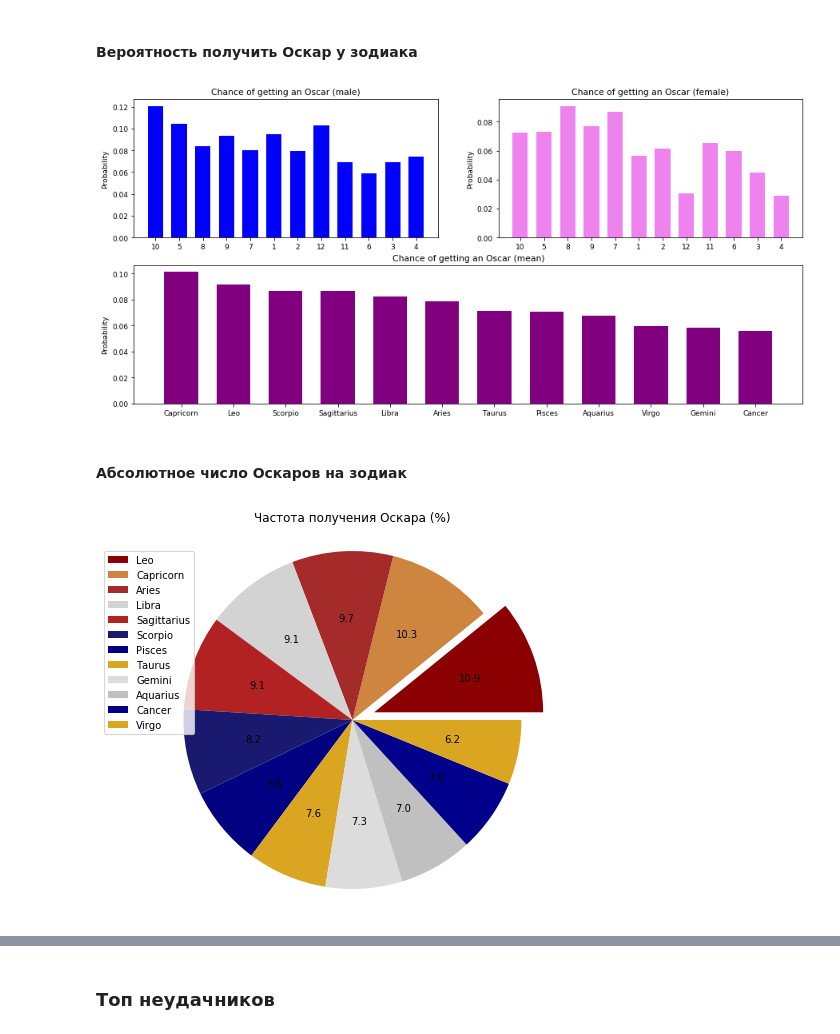
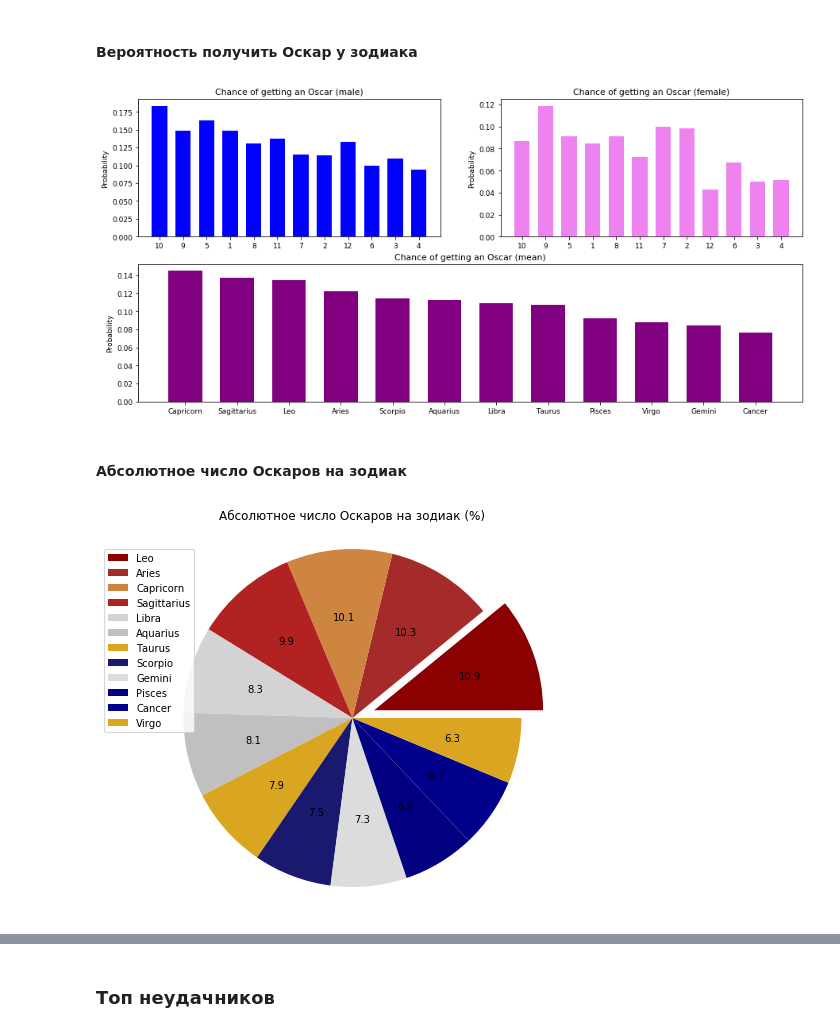
Before and after one commit to Anonymous469994/celebrity_zodiak, a Jupyter notebook: 3_DM_EDA.ipynb, the cells around one changed output, grey strips where cells are left out. Drawn from its saved outputs; the diff is of its cells as text; code cells hidden in the pictures.

```diff
--- a/3_DM_EDA.ipynb
+++ b/3_DM_EDA.ipynb
@@ -9,6 +9,5 @@ import my_zodiac_library as mzl
 # %% [markdown]
 ## Первичный обзор данных
 # %%
-nrun = 66
-name = 'data/total_cart_table({})'.format(nrun)
+name = 'data/total_cart_table(66)'
 df = pd.read_csv(name, sep='\t')
@@ -614,6 +607,7 @@ mzl.draw_pies(data_names, data_values, pies_names=pies_names, data_color=data_co
 Вероятность = (число наград зодиака / число актеров в зодиаке).
 Любая награда может означать как Оскар, так и Золотую малину.
 # %%
+df.awards = df.awards.astype(int)
 lft_tmp = df[df['male'] == 0].groupby(by=['zodiac'])['awards'].mean()
 rgt_tmp = df[df['male'] == 1].groupby(by=['zodiac'])['awards'].mean()
 temp_df = pd.merge(lft_tmp,rgt_tmp, left_index=True, right_index=True)
@@ -685,12 +681,12 @@ mzl.draw_pies(data_names, data_values, pies_names=pies_names, data_color=data_co
 # %% [markdown]
 #### Вероятность получить Оскар у зодиака
 # %%
-lft_tmp = df[df['male'] == 0].groupby(by=['zodiac'])['have_oscar'].mean()
-rgt_tmp = df[df['male'] == 1].groupby(by=['zodiac'])['have_oscar'].mean()
+lft_tmp = df[df['male'] == 0].groupby(by=['zodiac'])['oscar'].mean()
+rgt_tmp = df[df['male'] == 1].groupby(by=['zodiac'])['oscar'].mean()
 temp_df = pd.merge(lft_tmp,rgt_tmp, left_index=True, right_index=True)
-rgt_tmp = df.groupby(by=['zodiac'])['have_oscar'].mean()
+rgt_tmp = df.groupby(by=['zodiac'])['oscar'].mean()
 temp_df = pd.merge(temp_df,rgt_tmp, left_index=True, right_index=True)
-temp_df = temp_df.sort_values('have_oscar', ascending=False)
+temp_df = temp_df.sort_values('oscar', ascending=False)
 
 fig = plt.figure(figsize= (15,7))
 ax1 = fig.add_subplot(221)
@@ -699,41 +695,41 @@ ax3 = fig.add_subplot(212)
 width = 0.65
 
 ind = list(map(mzl.zod_code.get, temp_df.index))
-means = temp_df['have_oscar_y'].values
+means = temp_df['oscar_y'].values
 ax1.bar(ind, means, width, color='b')
 ax1.set_ylabel('Probability')
 ax1.set_title('Chance of getting an Oscar (male)')
 
 ind = list(map(mzl.zod_code.get, temp_df.index))
-means = temp_df['have_oscar_x'].values
+means = temp_df['oscar_x'].values
 ax2.bar(ind, means, width, color='violet')
 ax2.set_ylabel('Probability')
 ax2.set_title('Chance of getting an Oscar (female)')
 
-ind = temp_df['have_oscar'].index
-means = temp_df['have_oscar'].values
+ind = temp_df['oscar'].index
+means = temp_df['oscar'].values
 ax3.bar(ind, means, width, color='purple')
 ax3.set_ylabel('Probability')
 ax3.set_title('Chance of getting an Oscar (mean)')
 
 plt.show()
 # %% [output]
-[figure, old version]
+[figure, new version]
 # %% [markdown]
 #### Абсолютное число Оскаров на зодиак
 # %%
-lft_tmp = df[df['male'] == 0].groupby(by=['zodiac'])['have_oscar'].sum()
-rgt_tmp = df[df['male'] == 1].groupby(by=['zodiac'])['have_oscar'].sum()
+lft_tmp = df[df['male'] == 0].groupby(by=['zodiac'])['oscar'].sum()
+rgt_tmp = df[df['male'] == 1].groupby(by=['zodiac'])['oscar'].sum()
 temp_df = pd.merge(lft_tmp,rgt_tmp, left_index=True, right_index=True)
-rgt_tmp = df.groupby(by=['zodiac'])['have_oscar'].sum()
+rgt_tmp = df.groupby(by=['zodiac'])['oscar'].sum()
 temp_df = pd.merge(temp_df,rgt_tmp, left_index=True, right_index=True)
-temp_df = temp_df.sort_values('have_oscar', ascending=False)
+temp_df = temp_df.sort_values('oscar', ascending=False)
 
-pies_names = ['Частота получения Оскара (%)'.format(p)]
+pies_names = ['Абсолютное число Оскаров на зодиак (%)'.format(p)]
 data_names = [temp_df.index]
 data_color = [map(mzl.zod_color.get, temp_df.index)]
-data_values = [temp_df.have_oscar]
+data_values = [temp_df.oscar]
 mzl.draw_pies(data_names, data_values, pies_names=pies_names, data_color=data_color)
 # %% [output]
-[figure, old version]
+[figure, new version]
 # %%
```
Also changed, not shown: parts of 14 cells of this notebook, 4 other files.
